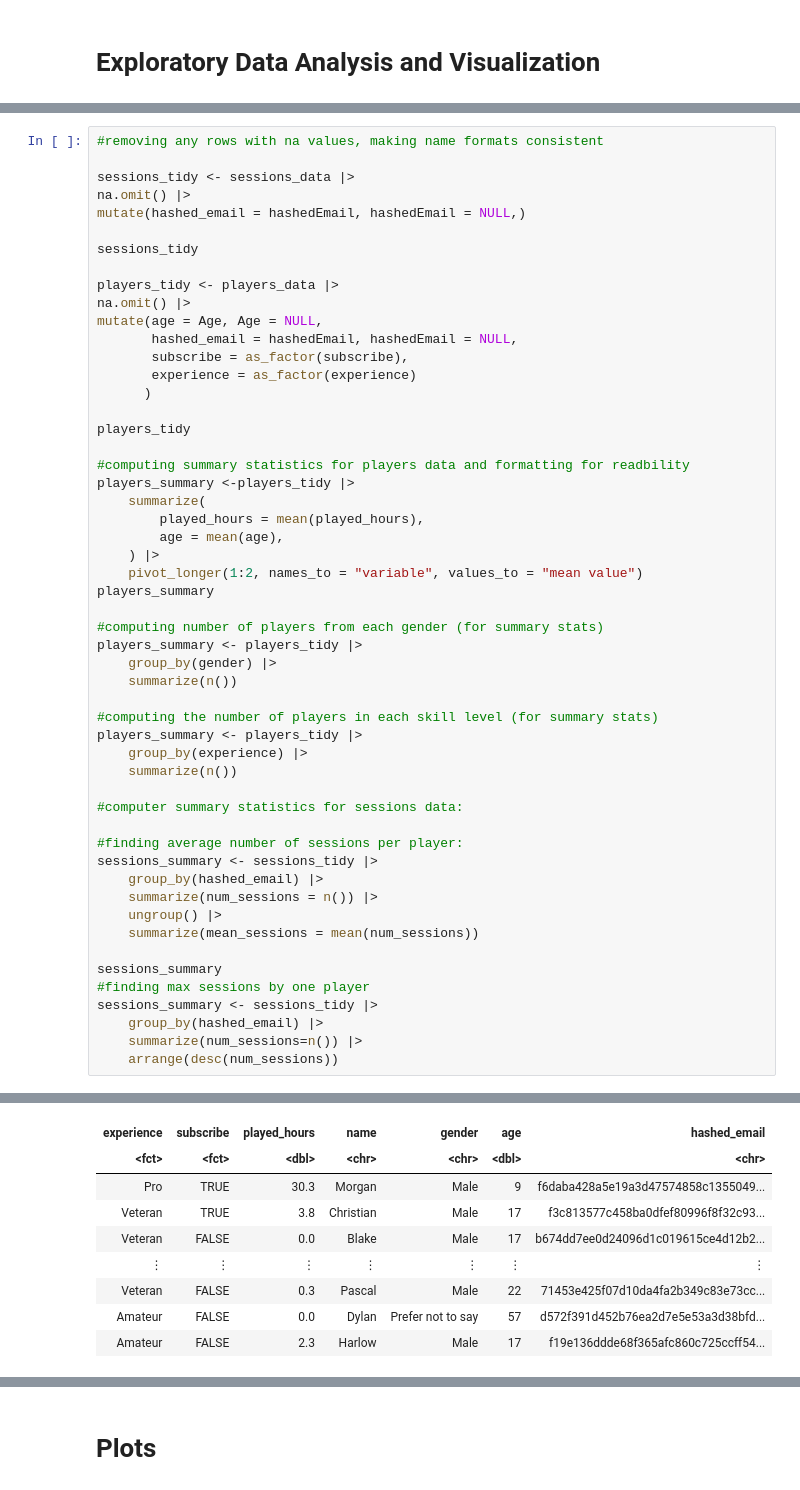
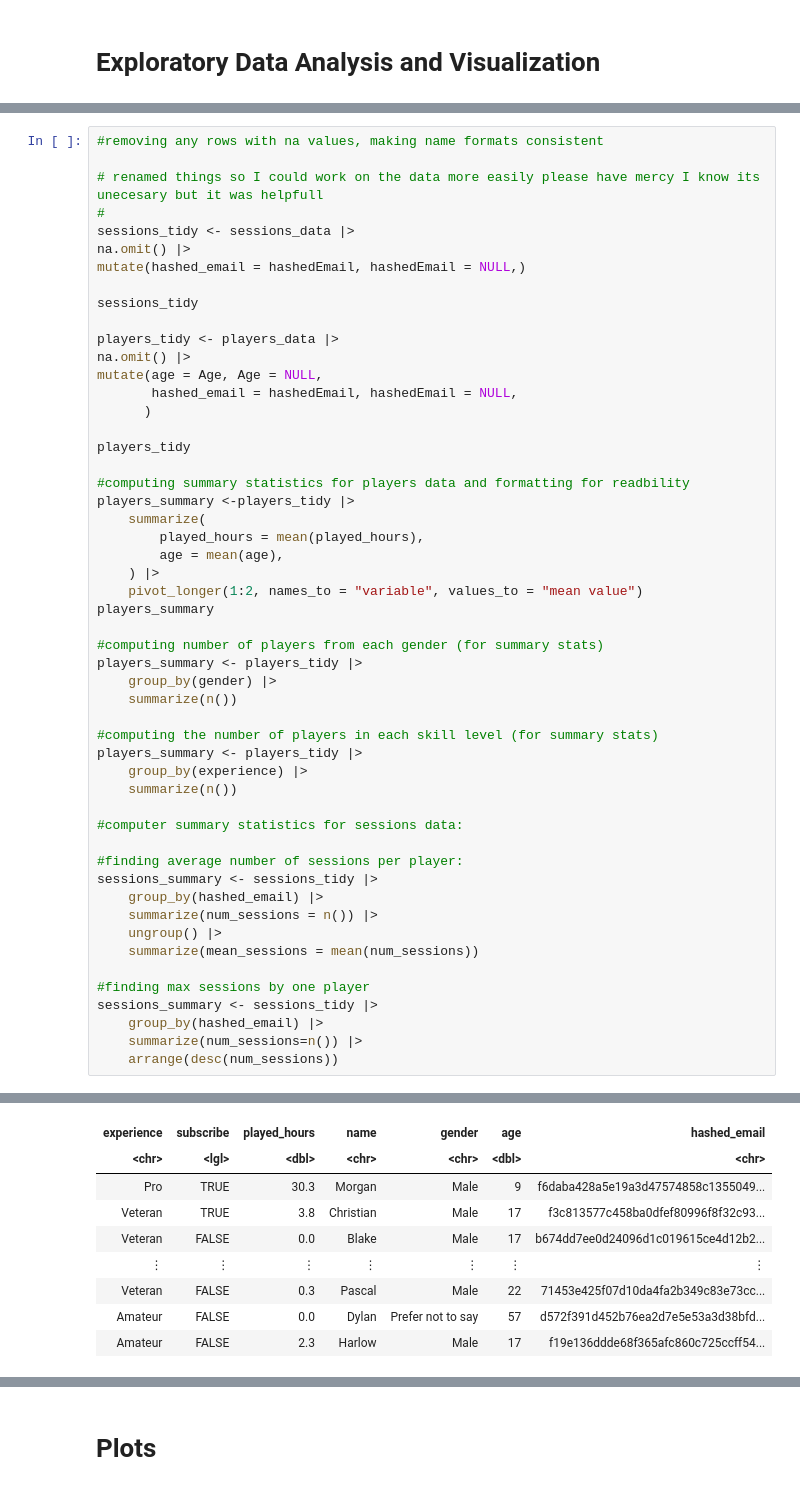
Before and after one commit to CSof-student/DSCI-100-Group-Project, a Jupyter notebook: planning_report.ipynb, the cells around one changed output, grey strips where cells are left out. Cells and saved outputs as stored; diff of their text form.

```diff
--- a/planning_report.ipynb
+++ b/planning_report.ipynb
@@ -136,6 +132,8 @@ A tibble: 1 × 1
 # %%
 #removing any rows with na values, making name formats consistent
 
+# renamed things so I could work on the data more easily please have mercy I know its unecesary but it was helpfull
+#
 sessions_tidy <- sessions_data |>
 na.omit() |>
 mutate(hashed_email = hashedEmail, hashedEmail = NULL,)
@@ -146,8 +144,6 @@ players_tidy <- players_data |>
 na.omit() |>
 mutate(age = Age, Age = NULL,
        hashed_email = hashedEmail, hashedEmail = NULL,
-       subscribe = as_factor(subscribe),
-       experience = as_factor(experience)
       )
 
 players_tidy
@@ -171,35 +167,34 @@ players_summary <- players_tidy |>
     group_by(experience) |>
     summarize(n())
 
 #computer summary statistics for sessions data:
 
 #finding average number of sessions per player:
 sessions_summary <- sessions_tidy |>
     group_by(hashed_email) |>
     summarize(num_sessions = n()) |>
     ungroup() |>
     summarize(mean_sessions = mean(num_sessions))
 
-sessions_summary
 #finding max sessions by one player
 sessions_summary <- sessions_tidy |>
     group_by(hashed_email) |>
     summarize(num_sessions=n()) |>
     arrange(desc(num_sessions))
 # %% [output]
 A tibble: 1533 × 5
 | start_time | end_time | original_start_time | original_end_time | hashed_email |
 | <chr> | <chr> | <dbl> | <dbl> | <chr> |
 | 30/06/2024 18:12 | 30/06/2024 18:24 | 1.71977e+12 | 1.71977e+12 | bfce39c89d6549f2bb94d8064d3ce69dc... |
 | 17/06/2024 23:33 | 17/06/2024 23:46 | 1.71867e+12 | 1.71867e+12 | 36d9cbb4c6bc0c1a6911436d2da0d09ec... |
 | 25/07/2024 17:34 | 25/07/2024 17:57 | 1.72193e+12 | 1.72193e+12 | f8f5477f5a2e53616ae37421b1c660b97... |
 | ⋮ | ⋮ | ⋮ | ⋮ | ⋮ |
 | 28/07/2024 15:36 | 28/07/2024 15:57 | 1.72218e+12 | 1.72218e+12 | fd6563a4e0f6f4273580e5fedbd8dda64... |
 | 25/07/2024 06:15 | 25/07/2024 06:22 | 1.72189e+12 | 1.72189e+12 | fd6563a4e0f6f4273580e5fedbd8dda64... |
 | 20/05/2024 02:26 | 20/05/2024 02:45 | 1.71617e+12 | 1.71617e+12 | 36d9cbb4c6bc0c1a6911436d2da0d09ec... |
 A tibble: 194 × 7
 | experience | subscribe | played_hours | name | gender | age | hashed_email |
-| <fct> | <fct> | <dbl> | <chr> | <chr> | <dbl> | <chr> |
+| <chr> | <lgl> | <dbl> | <chr> | <chr> | <dbl> | <chr> |
 | Pro | TRUE | 30.3 | Morgan | Male | 9 | f6daba428a5e19a3d47574858c1355049... |
 | Veteran | TRUE | 3.8 | Christian | Male | 17 | f3c813577c458ba0dfef80996f8f32c93... |
 | Veteran | FALSE | 0.0 | Blake | Male | 17 | b674dd7ee0d24096d1c019615ce4d12b2... |
```
Also changed, not shown: parts of 3 cells of this notebook.
